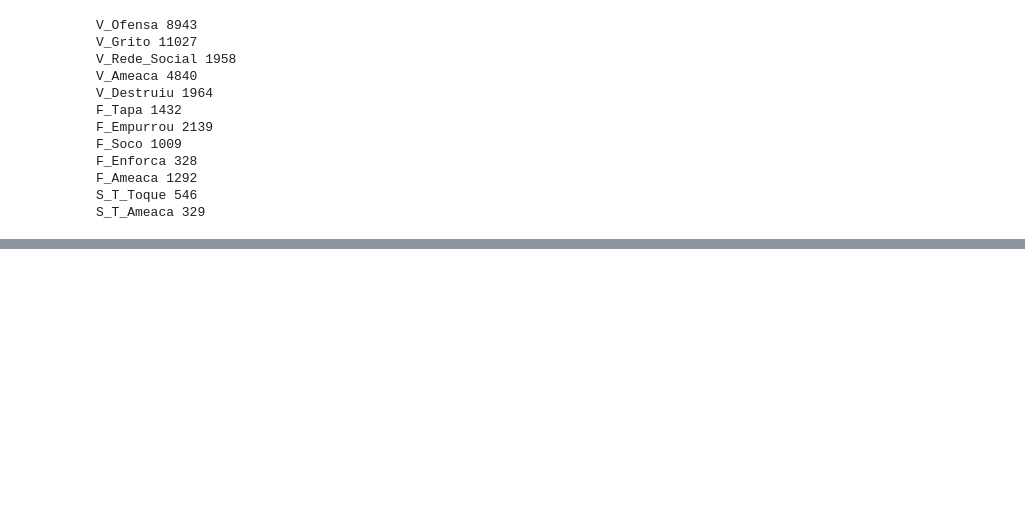
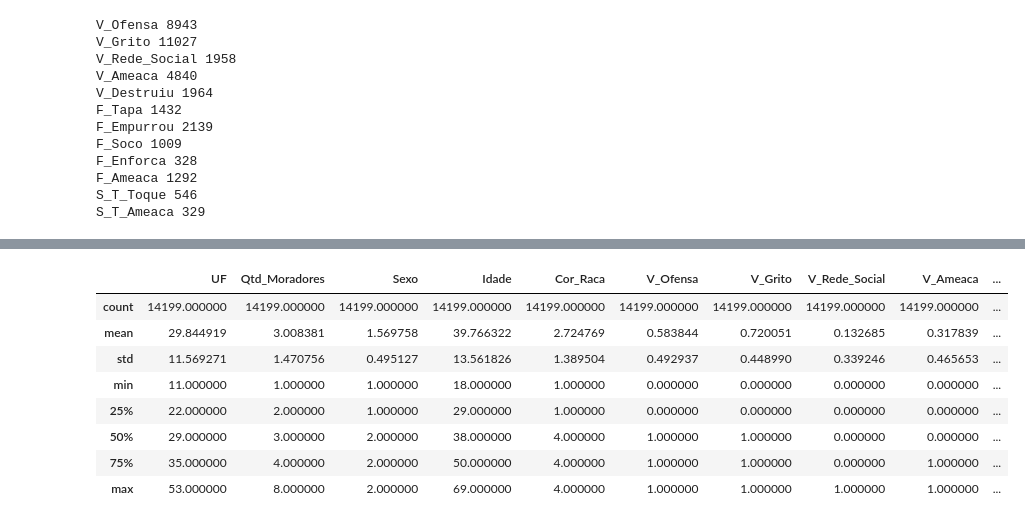
Before and after one commit to cassioHilario/DomHelder, a Jupyter notebook: DataScience/article/violencia.ipynb, the cells around one changed output, grey strips where cells are left out. Saved outputs shown, nothing was run; the diff lists cells and outputs as text; code cells hidden in the pictures; blank space fills up the shorter version.

```diff
--- a/DataScience/article/violencia.ipynb
+++ b/DataScience/article/violencia.ipynb
@@ -194,0 +230,13 @@ violencia_backup.to_csv('BasedeDadosPNS-2019/PNS2019-violencia.csv')
+# %%
+# show the frequency of each value of each column
+violencia_backup.describe(include='all')
+# %% [output]
+|  | UF | Qtd_Moradores | Sexo | Idade | Cor_Raca | V_Ofensa | V_Grito | V_Rede_Social | V_Ameaca | ... |
+| count | 14199.000000 | 14199.000000 | 14199.000000 | 14199.000000 | 14199.000000 | 14199.000000 | 14199.000000 | 14199.000000 | 14199.000000 | ... |
+| mean | 29.844919 | 3.008381 | 1.569758 | 39.766322 | 2.724769 | 0.583844 | 0.720051 | 0.132685 | 0.317839 | ... |
+| std | 11.569271 | 1.470756 | 0.495127 | 13.561826 | 1.389504 | 0.492937 | 0.448990 | 0.339246 | 0.465653 | ... |
+| min | 11.000000 | 1.000000 | 1.000000 | 18.000000 | 1.000000 | 0.000000 | 0.000000 | 0.000000 | 0.000000 | ... |
+| 25% | 22.000000 | 2.000000 | 1.000000 | 29.000000 | 1.000000 | 0.000000 | 0.000000 | 0.000000 | 0.000000 | ... |
+| 50% | 29.000000 | 3.000000 | 2.000000 | 38.000000 | 4.000000 | 1.000000 | 1.000000 | 0.000000 | 0.000000 | ... |
+| 75% | 35.000000 | 4.000000 | 2.000000 | 50.000000 | 4.000000 | 1.000000 | 1.000000 | 0.000000 | 1.000000 | ... |
+| max | 53.000000 | 8.000000 | 2.000000 | 69.000000 | 4.000000 | 1.000000 | 1.000000 | 1.000000 | 1.000000 | ... |
```
Also changed, not shown: parts of 9 cells of this notebook, 1 other file.
